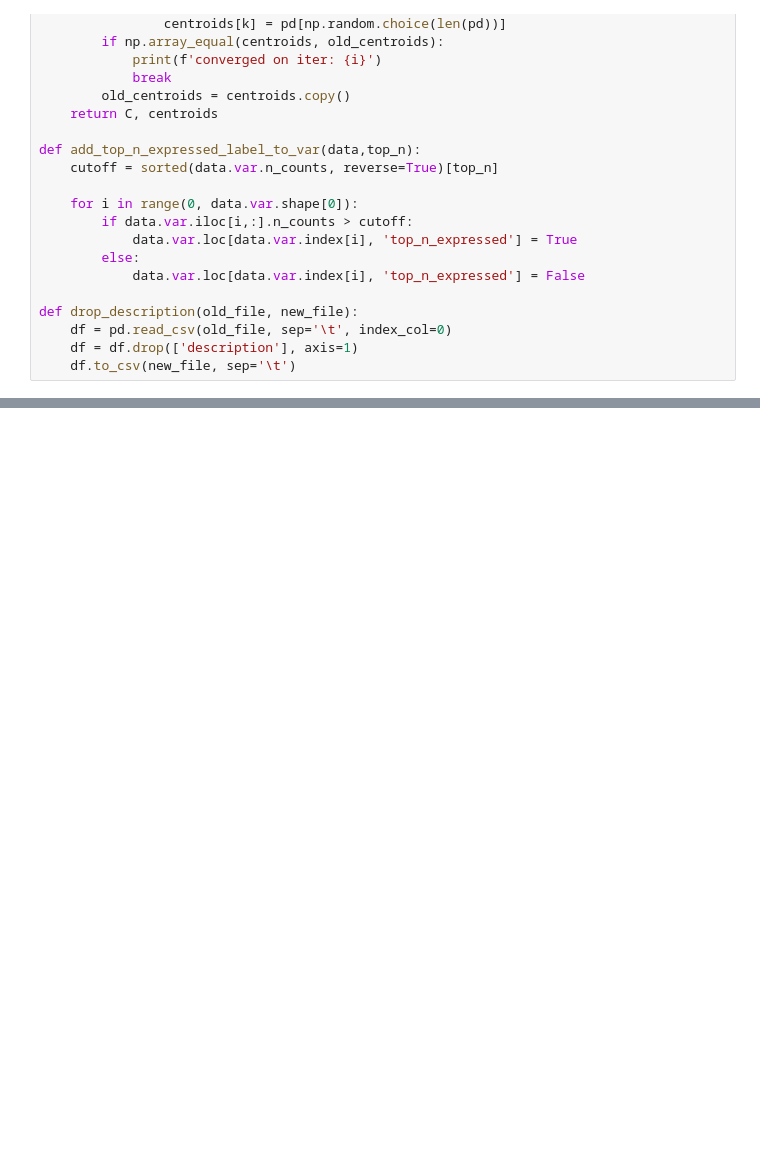
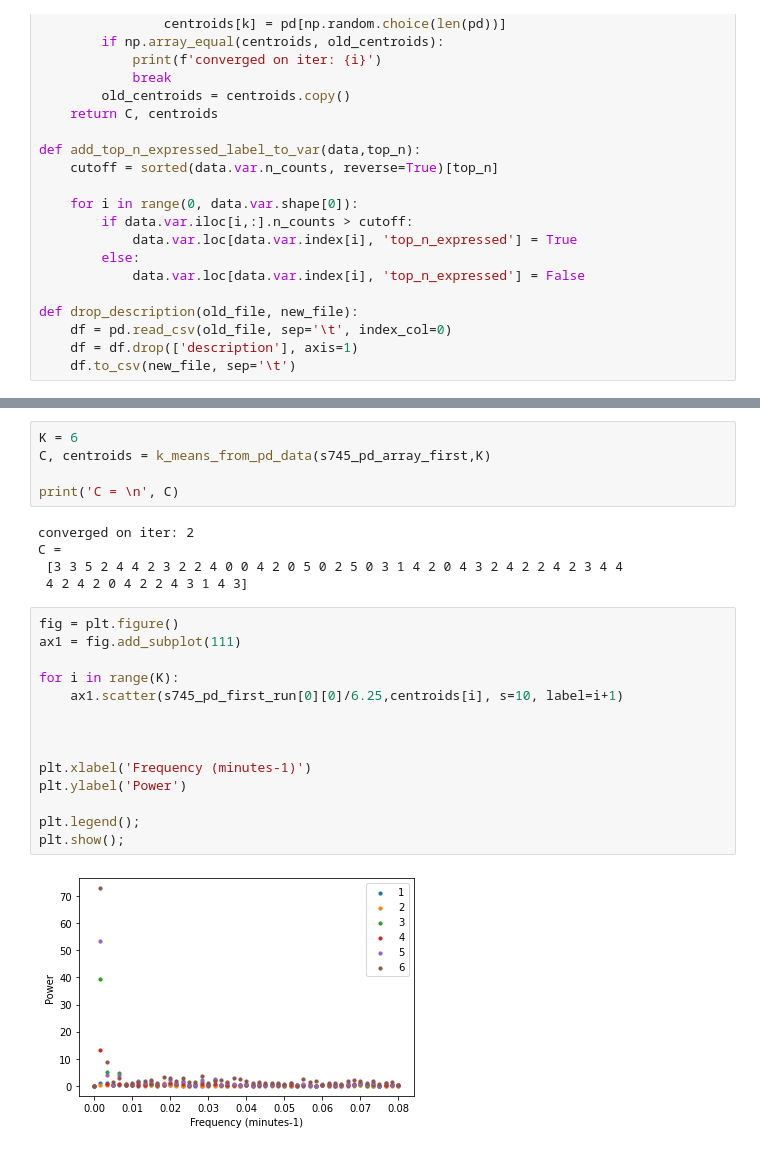
Before and after one commit to JohnWSteill/jlab_proj, a Jupyter notebook: Somite_Cycle_Study.ipynb, the cells around one changed output, grey strips where cells are left out. Cells and saved outputs as stored; diff of their text form; blank space fills up the shorter version.

```diff
--- a/Somite_Cycle_Study.ipynb
+++ b/Somite_Cycle_Study.ipynb
@@ -235,2 +284,28 @@ YWHAZ    706.308472            True  0.185521
+# %%
+K = 6
+C, centroids = k_means_from_pd_data(s745_pd_array_first,K)
+
+print('C = \n', C)
+# %% [output]
+converged on iter: 2
+C =
+ [3 3 5 2 4 4 2 3 2 2 4 0 0 4 2 0 5 0 2 5 0 3 1 4 2 0 4 3 2 4 2 2 4 2 3 4 4
+ 4 2 4 2 0 4 2 2 4 3 1 4 3]
+# %%
+fig = plt.figure()
+ax1 = fig.add_subplot(111)
+
+for i in range(K):
+    ax1.scatter(s745_pd_first_run[0][0]/6.25,centroids[i], s=10, label=i+1)
+
+
+
+plt.xlabel('Frequency (minutes-1)')
+plt.ylabel('Power')
+
+plt.legend();
+plt.show();
+# %% [output]
+[figure, added]
 # %%
 
```
Also changed, not shown: parts of 17 cells of this notebook.
